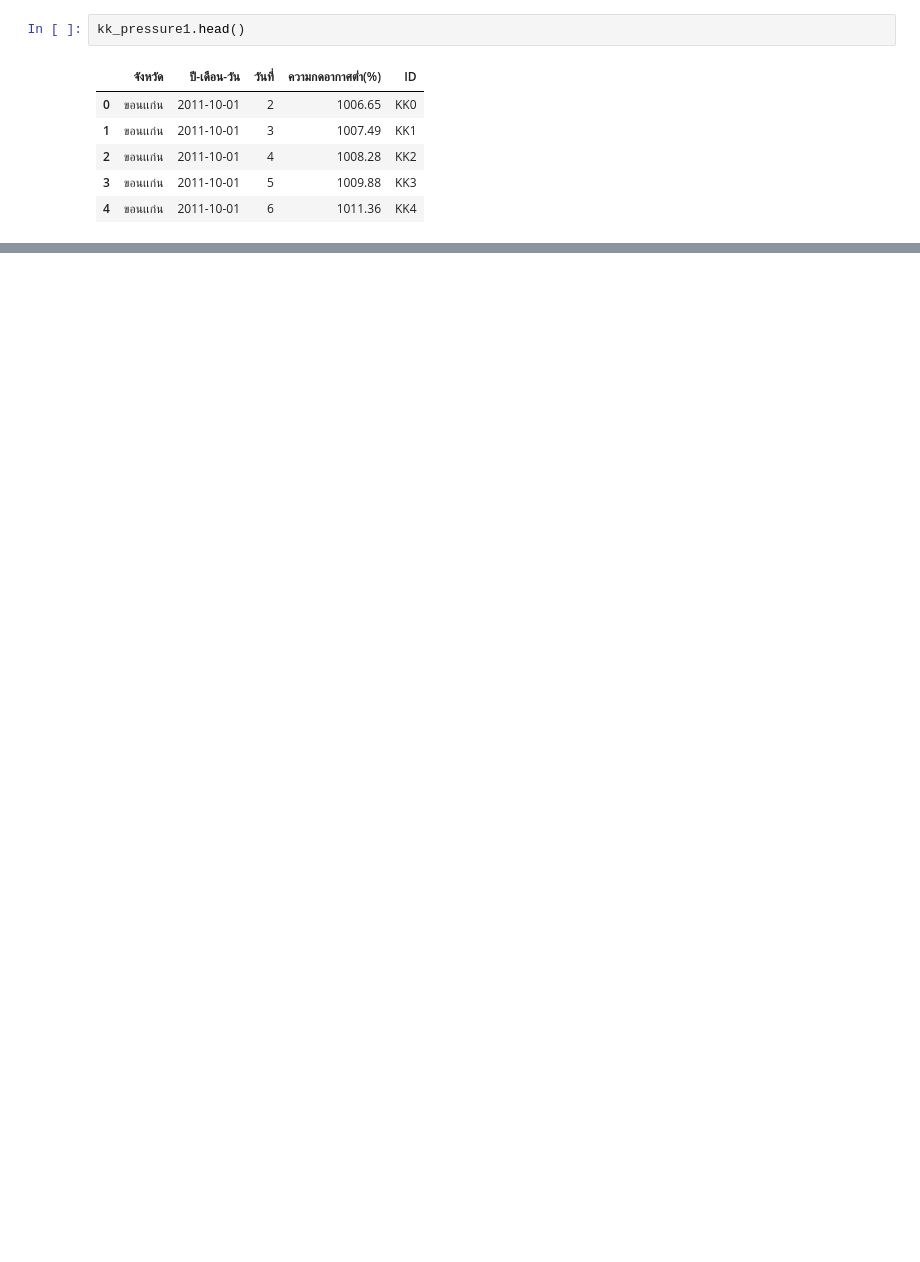
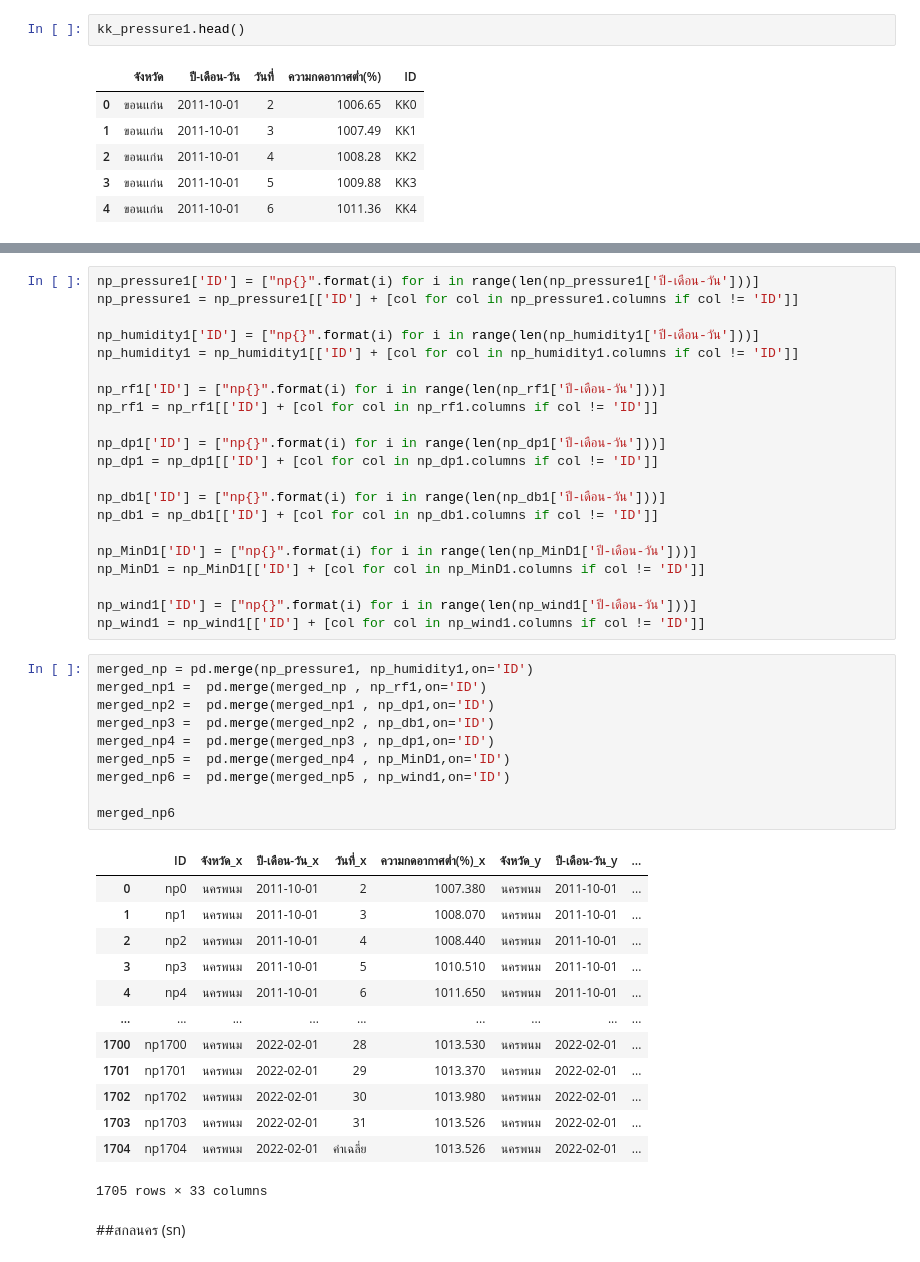
Before and after one commit to Wipada6430205202/BSC_DPDM23, a Jupyter notebook: midterm_bscdpdm23.ipynb, the cells around one changed output, grey strips where cells are left out. Saved outputs shown, nothing was run; the diff lists cells and outputs as text; blank space fills up the shorter version.

```diff
--- a/midterm_bscdpdm23.ipynb
+++ b/midterm_bscdpdm23.ipynb
@@ -3277,0 +3274,47 @@ kk_pressure1.head()
+# %%
+np_pressure1['ID'] = ["np{}".format(i) for i in range(len(np_pressure1['ปี-เดือน-วัน']))]
+np_pressure1 = np_pressure1[['ID'] + [col for col in np_pressure1.columns if col != 'ID']]
+
+np_humidity1['ID'] = ["np{}".format(i) for i in range(len(np_humidity1['ปี-เดือน-วัน']))]
+np_humidity1 = np_humidity1[['ID'] + [col for col in np_humidity1.columns if col != 'ID']]
+
+np_rf1['ID'] = ["np{}".format(i) for i in range(len(np_rf1['ปี-เดือน-วัน']))]
+np_rf1 = np_rf1[['ID'] + [col for col in np_rf1.columns if col != 'ID']]
+
+np_dp1['ID'] = ["np{}".format(i) for i in range(len(np_dp1['ปี-เดือน-วัน']))]
+np_dp1 = np_dp1[['ID'] + [col for col in np_dp1.columns if col != 'ID']]
+
+np_db1['ID'] = ["np{}".format(i) for i in range(len(np_db1['ปี-เดือน-วัน']))]
+np_db1 = np_db1[['ID'] + [col for col in np_db1.columns if col != 'ID']]
+
+np_MinD1['ID'] = ["np{}".format(i) for i in range(len(np_MinD1['ปี-เดือน-วัน']))]
+np_MinD1 = np_MinD1[['ID'] + [col for col in np_MinD1.columns if col != 'ID']]
+
+np_wind1['ID'] = ["np{}".format(i) for i in range(len(np_wind1['ปี-เดือน-วัน']))]
+np_wind1 = np_wind1[['ID'] + [col for col in np_wind1.columns if col != 'ID']]
+# %%
+merged_np = pd.merge(np_pressure1, np_humidity1,on='ID')
+merged_np1 =  pd.merge(merged_np , np_rf1,on='ID')
+merged_np2 =  pd.merge(merged_np1 , np_dp1,on='ID')
+merged_np3 =  pd.merge(merged_np2 , np_db1,on='ID')
+merged_np4 =  pd.merge(merged_np3 , np_dp1,on='ID')
+merged_np5 =  pd.merge(merged_np4 , np_MinD1,on='ID')
+merged_np6 =  pd.merge(merged_np5 , np_wind1,on='ID')
+
+merged_np6
+# %% [output]
+|  | ID | จังหวัด_x | ปี-เดือน-วัน_x | วันที่_x | ความกดอากาศต่ำ(%)_x | จังหวัด_y | ปี-เดือน-วัน_y | ... |
+| 0 | np0 | นครพนม | 2011-10-01 | 2 | 1007.380 | นครพนม | 2011-10-01 | ... |
+| 1 | np1 | นครพนม | 2011-10-01 | 3 | 1008.070 | นครพนม | 2011-10-01 | ... |
+| 2 | np2 | นครพนม | 2011-10-01 | 4 | 1008.440 | นครพนม | 2011-10-01 | ... |
+| 3 | np3 | นครพนม | 2011-10-01 | 5 | 1010.510 | นครพนม | 2011-10-01 | ... |
+| 4 | np4 | นครพนม | 2011-10-01 | 6 | 1011.650 | นครพนม | 2011-10-01 | ... |
+| ... | ... | ... | ... | ... | ... | ... | ... | ... |
+| 1700 | np1700 | นครพนม | 2022-02-01 | 28 | 1013.530 | นครพนม | 2022-02-01 | ... |
+| 1701 | np1701 | นครพนม | 2022-02-01 | 29 | 1013.370 | นครพนม | 2022-02-01 | ... |
+| 1702 | np1702 | นครพนม | 2022-02-01 | 30 | 1013.980 | นครพนม | 2022-02-01 | ... |
+| 1703 | np1703 | นครพนม | 2022-02-01 | 31 | 1013.526 | นครพนม | 2022-02-01 | ... |
+| 1704 | np1704 | นครพนม | 2022-02-01 | ค่าเฉลี่ย | 1013.526 | นครพนม | 2022-02-01 | ... |
+1705 rows × 33 columns
+# %% [markdown]
+##สกลนคร (sn)
```
Also changed, not shown: parts of 18 cells of this notebook.
